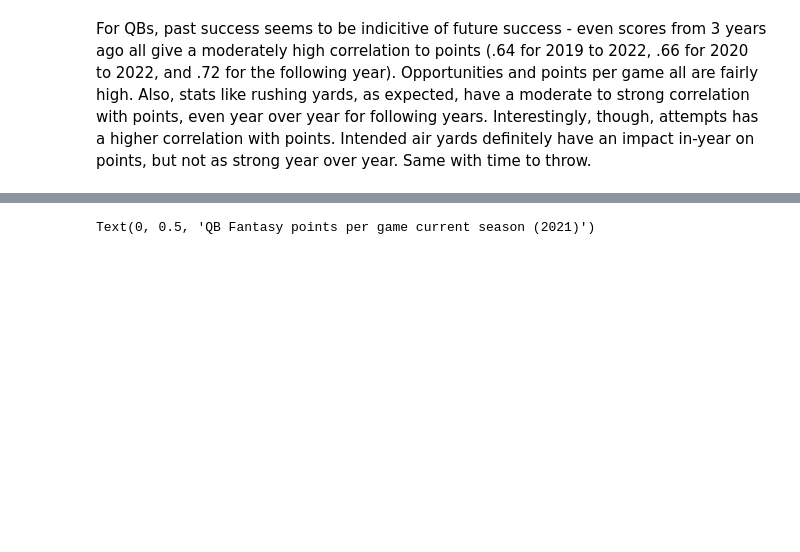
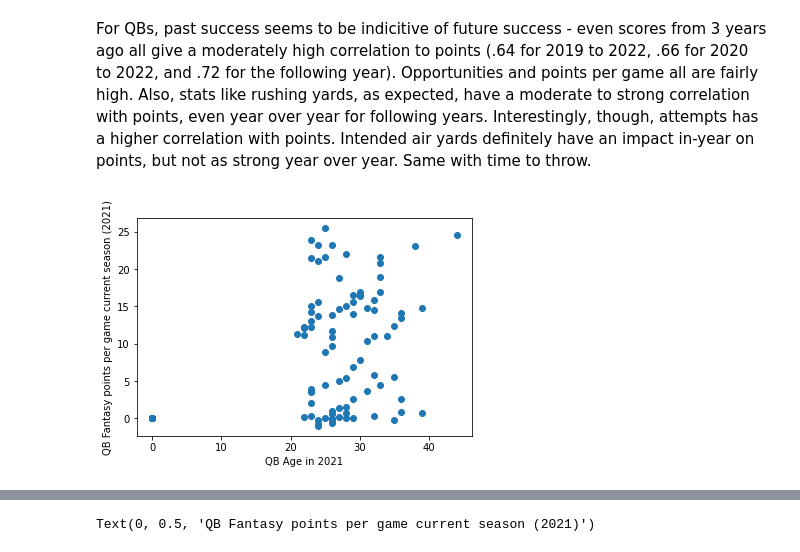
Before and after one commit to stephenkuc/Predicting_Fantasy_Football_Scores, a Jupyter notebook: 3. Fantasy Football - Visualizations.ipynb, the cells around one changed output, grey strips where cells are left out. Drawn from its saved outputs; the diff is of its cells as text; code cells hidden in the pictures; blank space fills up the shorter version.

```diff
--- a/3. Fantasy Football - Visualizations.ipynb
+++ b/3. Fantasy Football - Visualizations.ipynb
@@ -141,3 +153,11 @@ plt.show()
 [figure]
 # %% [markdown]
 For QBs, past success seems to be indicitive of future success - even scores from 3 years ago all give a moderately high correlation to points (.64 for 2019 to 2022, .66 for 2020 to 2022, and .72 for the following year). Opportunities and points per game all are fairly high. Also, stats like rushing yards, as expected, have a moderate to strong correlation with points, even year over year for following years. Interestingly, though, attempts has a higher correlation with points. Intended air yards definitely have an impact in-year on points, but not as strong year over year. Same with time to throw.
+# %%
+plt.scatter(qb_wide['age_2021'], qb_wide['te_prem_pts_pg_5ptd_2021'])
+plt.xlabel('QB Age in 2021')
+plt.ylabel('QB Fantasy points per game current season (2021)')
+
+plt.show()
+# %% [output]
+[figure, added]
```
Also changed, not shown: parts of 31 cells of this notebook.
